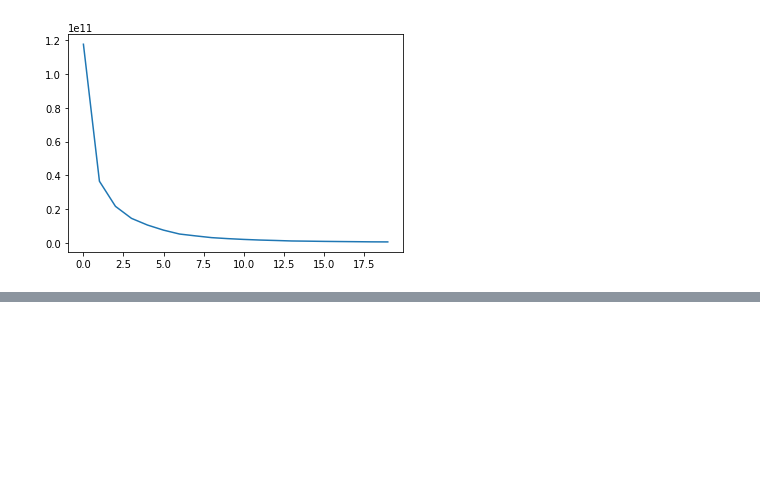
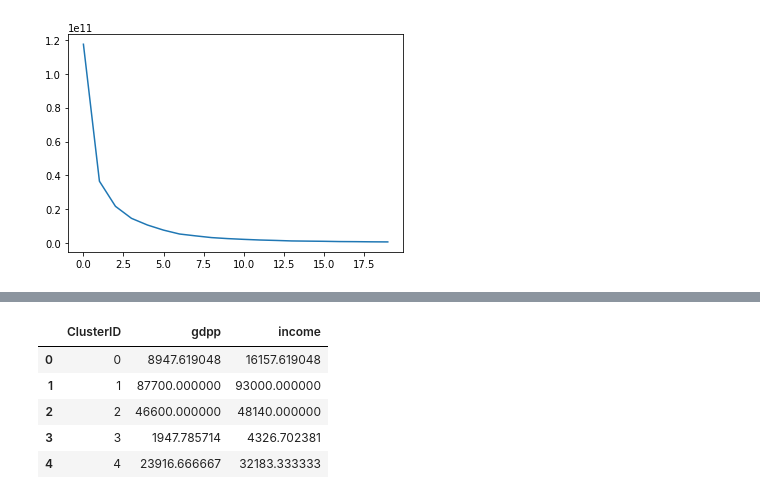
Before and after one commit to vinayjaini/MyNewProject, a Jupyter notebook: VinayJaini_PCA_Clustering.ipynb, the cells around one changed output, grey strips where cells are left out. Saved outputs shown, nothing was run; the diff lists cells and outputs as text; code cells hidden in the pictures; blank space fills up the shorter version.

```diff
--- a/VinayJaini_PCA_Clustering.ipynb
+++ b/VinayJaini_PCA_Clustering.ipynb
@@ -449,4 +452,11 @@ df_variables
 # %%
-df = pd.concat([pd.Series([0,1,2,3,4]), kclusters_pca1, kclusters_pca2, kclusters_pca3,kclusters_pca4], axis=1)
-df.columns = ["ClusterID", "PCA1_mean", "PCA2_mean", "PCA3_mean", "PCA4_mean"]
+df = pd.concat([pd.Series([0,1,2,3,4]), dfvariables_gdpp, dfvariables_income], axis=1)
+df.columns = ["ClusterID", "gdpp", "income"]
 df.head()
+# %% [output]
+|  | ClusterID | gdpp | income |
+| 0 | 0 | 8947.619048 | 16157.619048 |
+| 1 | 1 | 87700.000000 | 93000.000000 |
+| 2 | 2 | 46600.000000 | 48140.000000 |
+| 3 | 3 | 1947.785714 | 4326.702381 |
+| 4 | 4 | 23916.666667 | 32183.333333 |
```
Also changed, not shown: parts of 21 cells of this notebook.
